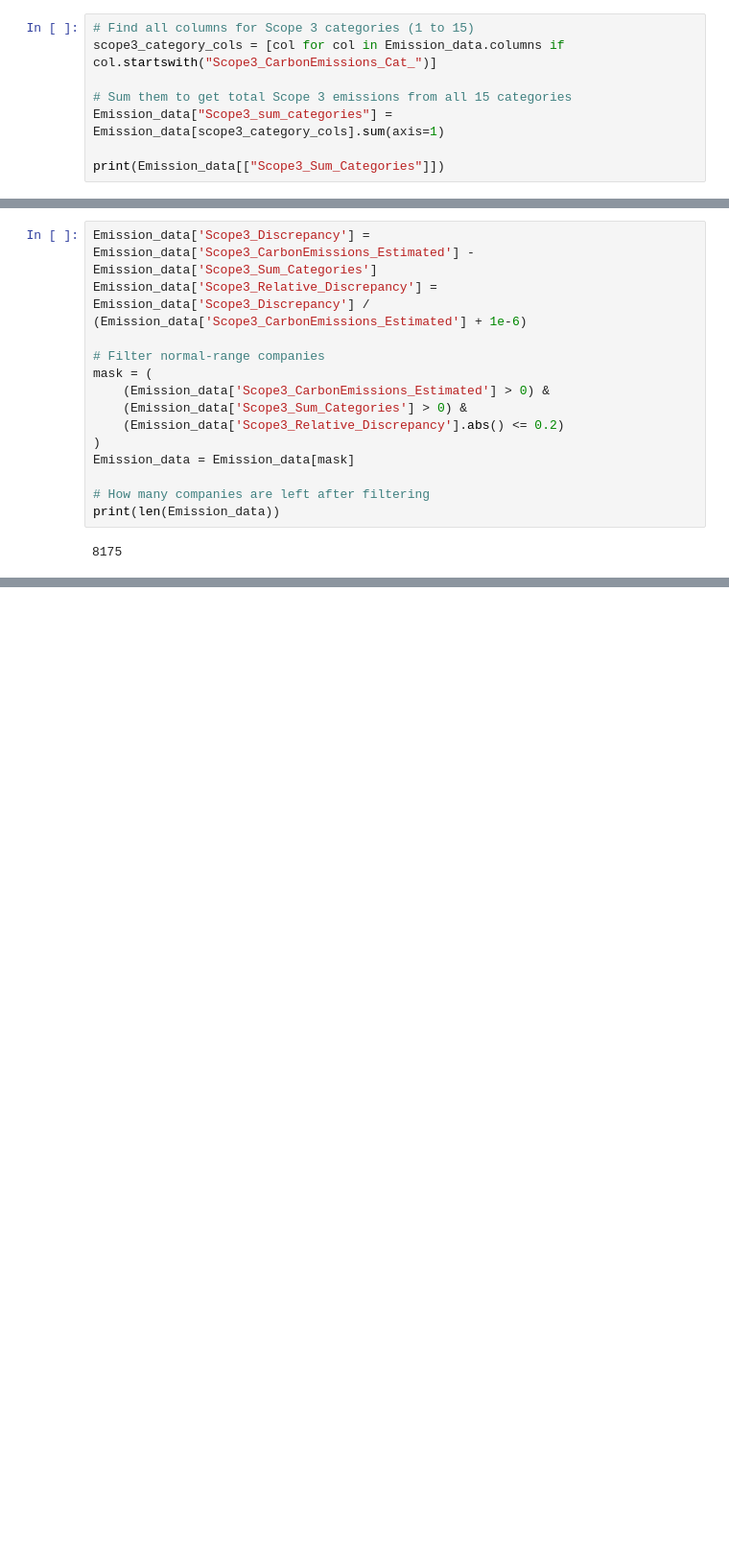
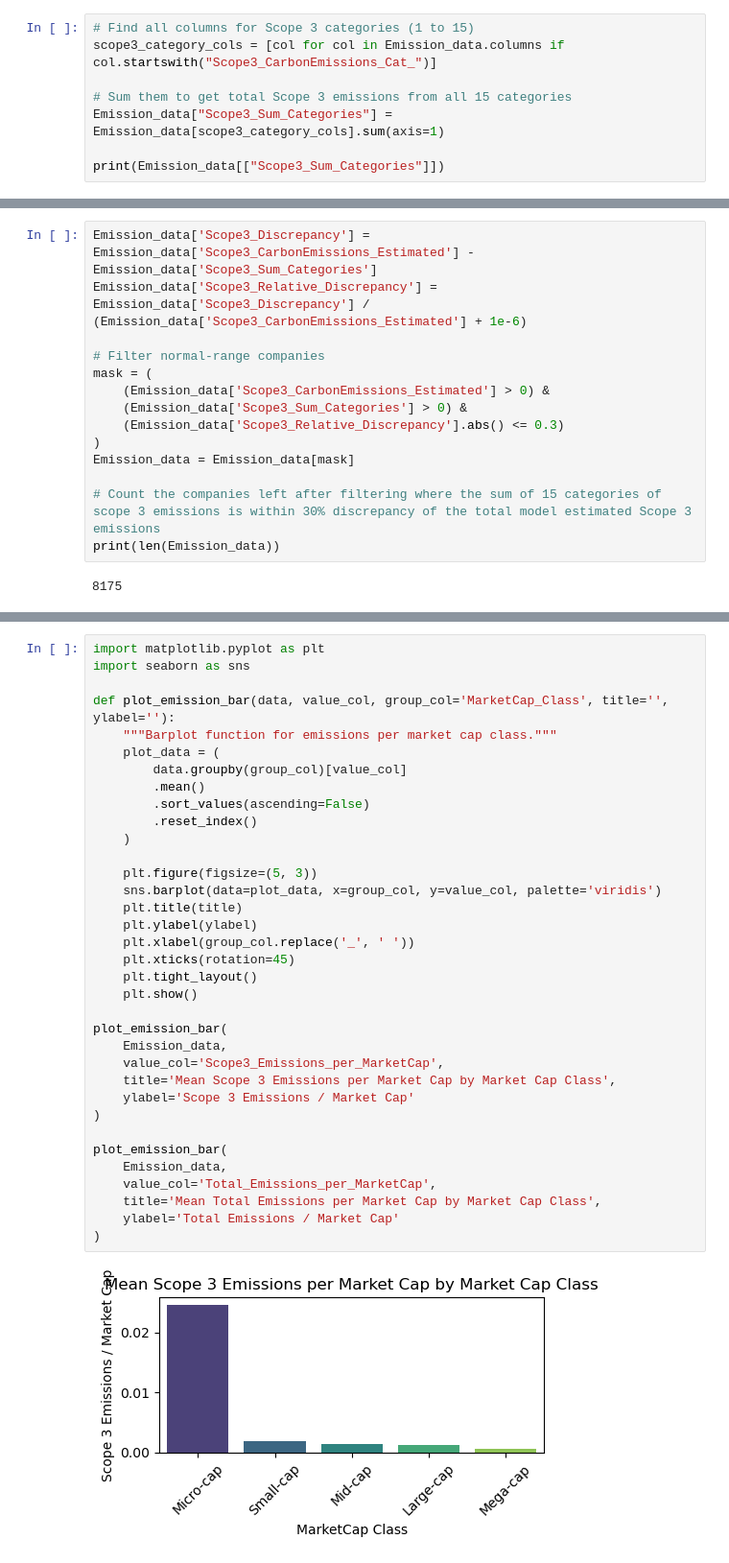
Before and after one commit to YZhang0328/ESG_Emission_Data_Analysis, a Jupyter notebook: Emission_data_analysis.ipynb, the cells around one changed output, grey strips where cells are left out. Shown: that part at 96% size. Drawn from its saved outputs; the diff is of its cells as text; blank space fills up the shorter version.

```diff
--- a/Emission_data_analysis.ipynb
+++ b/Emission_data_analysis.ipynb
@@ -26,7 +26,7 @@ print(Emission_data.head(3))
 scope3_category_cols = [col for col in Emission_data.columns if col.startswith("Scope3_CarbonEmissions_Cat_")]
 
 # Sum them to get total Scope 3 emissions from all 15 categories
-Emission_data["Scope3_sum_categories"] = Emission_data[scope3_category_cols].sum(axis=1)
+Emission_data["Scope3_Sum_Categories"] = Emission_data[scope3_category_cols].sum(axis=1)
 
 print(Emission_data[["Scope3_Sum_Categories"]])
 # %% [output]
@@ -52,11 +52,11 @@ Emission_data['Scope3_Relative_Discrepancy'] = Emission_data['Scope3_Discrepancy
 mask = (
     (Emission_data['Scope3_CarbonEmissions_Estimated'] > 0) &
     (Emission_data['Scope3_Sum_Categories'] > 0) &
-    (Emission_data['Scope3_Relative_Discrepancy'].abs() <= 0.2)
+    (Emission_data['Scope3_Relative_Discrepancy'].abs() <= 0.3)
 )
 Emission_data = Emission_data[mask]
 
-# How many companies are left after filtering
+# Count the companies left after filtering where the sum of 15 categories of scope 3 emissions is within 30% discrepancy of the total model estimated Scope 3 emissions
 print(len(Emission_data))
 # %% [output]
 8175
@@ -89,0 +146,37 @@ The highest sector is Energy with total emissions of 30740042050.7063 tons CO2e.
+# %%
+import matplotlib.pyplot as plt
+import seaborn as sns
+
+def plot_emission_bar(data, value_col, group_col='MarketCap_Class', title='', ylabel=''):
+    """Barplot function for emissions per market cap class."""
+    plot_data = (
+        data.groupby(group_col)[value_col]
+        .mean()
+        .sort_values(ascending=False)
+        .reset_index()
+    )
+
+    plt.figure(figsize=(5, 3))
+    sns.barplot(data=plot_data, x=group_col, y=value_col, palette='viridis')
+    plt.title(title)
+    plt.ylabel(ylabel)
+    plt.xlabel(group_col.replace('_', ' '))
+    plt.xticks(rotation=45)
+    plt.tight_layout()
+    plt.show()
+
+plot_emission_bar(
+    Emission_data,
+    value_col='Scope3_Emissions_per_MarketCap',
+    title='Mean Scope 3 Emissions per Market Cap by Market Cap Class',
+    ylabel='Scope 3 Emissions / Market Cap'
+)
+
+plot_emission_bar(
+    Emission_data,
+    value_col='Total_Emissions_per_MarketCap',
+    title='Mean Total Emissions per Market Cap by Market Cap Class',
+    ylabel='Total Emissions / Market Cap'
+)
+# %% [output]
+[figure, added]
```
Also changed, not shown: parts of 4 cells of this notebook.
